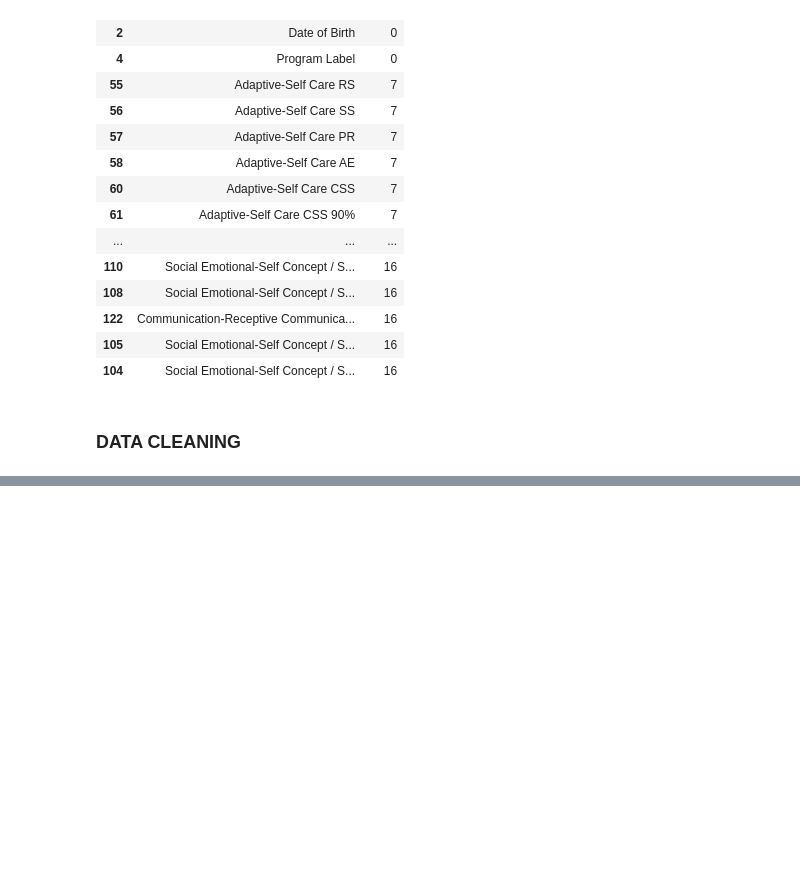
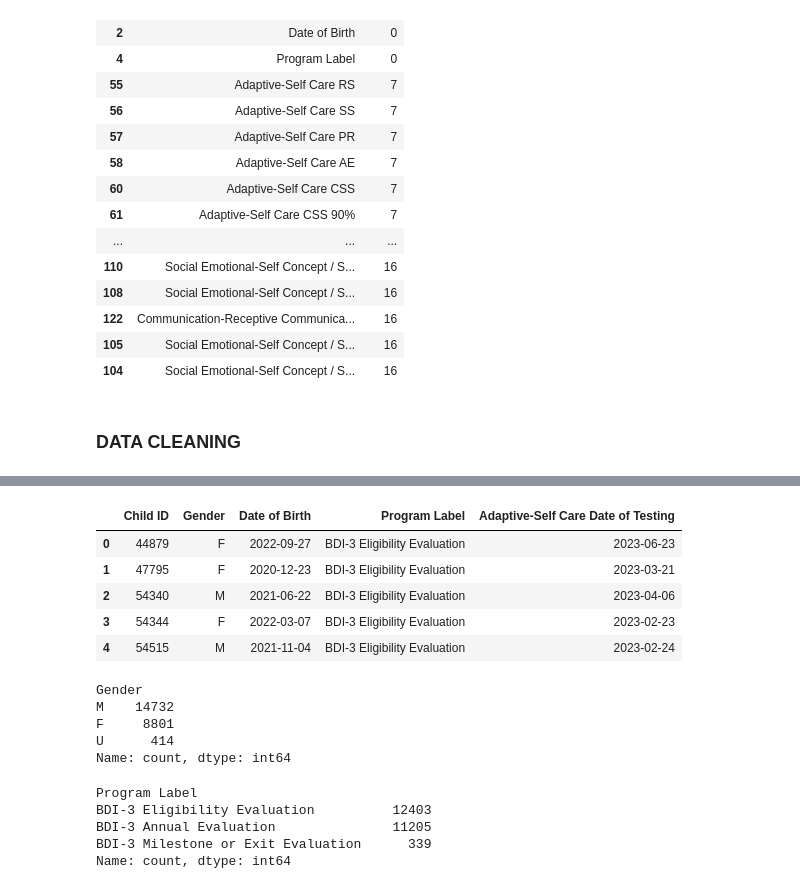
Before and after one commit to NSS-Data-Analytics-Cohort-10/teis-labracoders, a Jupyter notebook: notebooks/teis_eda.ipynb, the cells around one changed output, grey strips where cells are left out. Cells and saved outputs as stored; diff of their text form; code cells hidden in the pictures; blank space fills up the shorter version.

```diff
--- a/notebooks/teis_eda.ipynb
+++ b/notebooks/teis_eda.ipynb
@@ -80,3 +80,32 @@ bdi_df.head()
 | 2 | 54340 | M | 2021-06-22 | First Tennessee | BDI-3 Eligibility Evaluation | 8.0 | ... |
 | 3 | 54344 | F | 2022-03-07 | Southeast Tennessee | BDI-3 Eligibility Evaluation | 13.0 | ... |
 | 4 | 54515 | M | 2021-11-04 | Memphis Delta | BDI-3 Eligibility Evaluation | 5.0 | ... |
+# %%
+child_demo = bdi_df[['Child ID', 'Gender', 'Date of Birth', 'Program Label', 'Adaptive-Self Care Date of Testing']]
+# %%
+child_demo.head()
+# %% [output]
+|  | Child ID | Gender | Date of Birth | Program Label | Adaptive-Self Care Date of Testing |
+| 0 | 44879 | F | 2022-09-27 | BDI-3 Eligibility Evaluation | 2023-06-23 |
+| 1 | 47795 | F | 2020-12-23 | BDI-3 Eligibility Evaluation | 2023-03-21 |
+| 2 | 54340 | M | 2021-06-22 | BDI-3 Eligibility Evaluation | 2023-04-06 |
+| 3 | 54344 | F | 2022-03-07 | BDI-3 Eligibility Evaluation | 2023-02-23 |
+| 4 | 54515 | M | 2021-11-04 | BDI-3 Eligibility Evaluation | 2023-02-24 |
+# %%
+# Check distribution of males vs females in programs
+child_demo['Gender'].value_counts()
+# %% [output]
+Gender
+M    14732
+F     8801
+U      414
+Name: count, dtype: int64
+# %%
+# Check evaluation distribution by type
+child_demo['Program Label'].value_counts()
+# %% [output]
+Program Label
+BDI-3 Eligibility Evaluation          12403
+BDI-3 Annual Evaluation               11205
+BDI-3 Milestone or Exit Evaluation      339
+Name: count, dtype: int64
```
Also changed, not shown: parts of 6 cells of this notebook.
